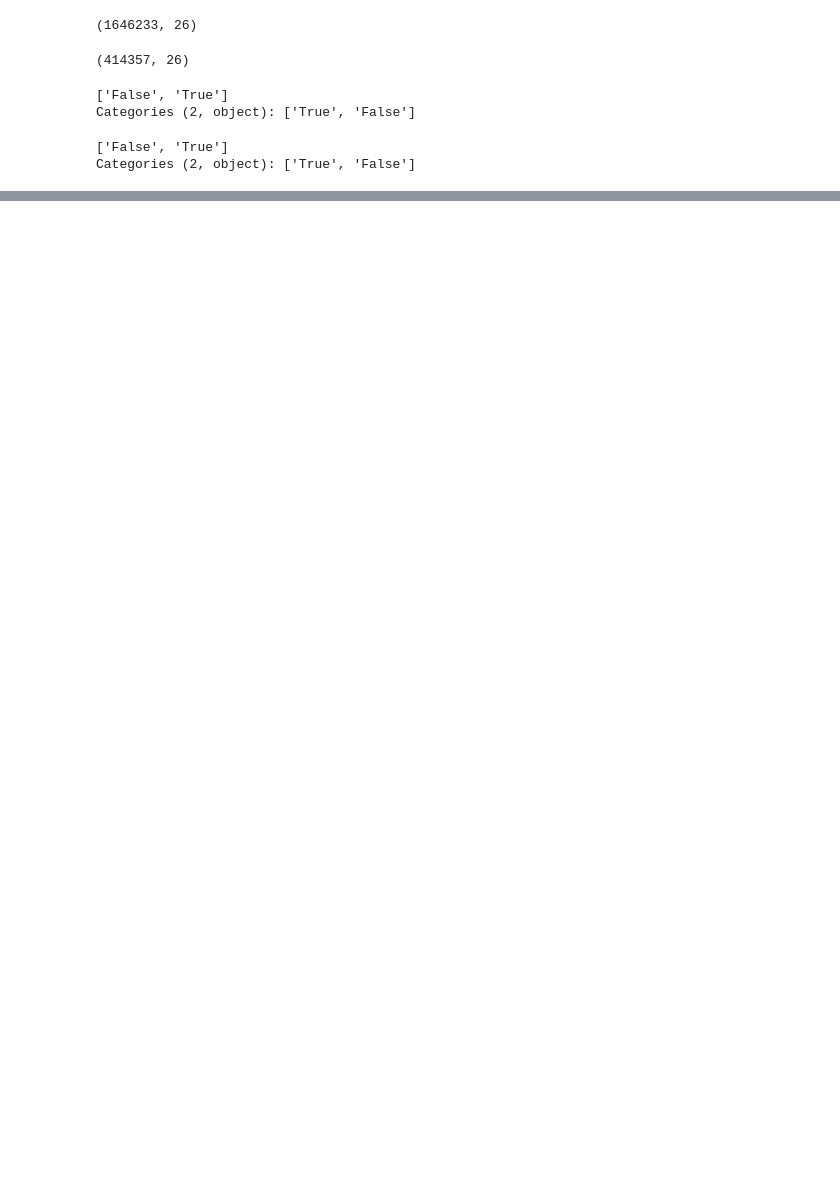
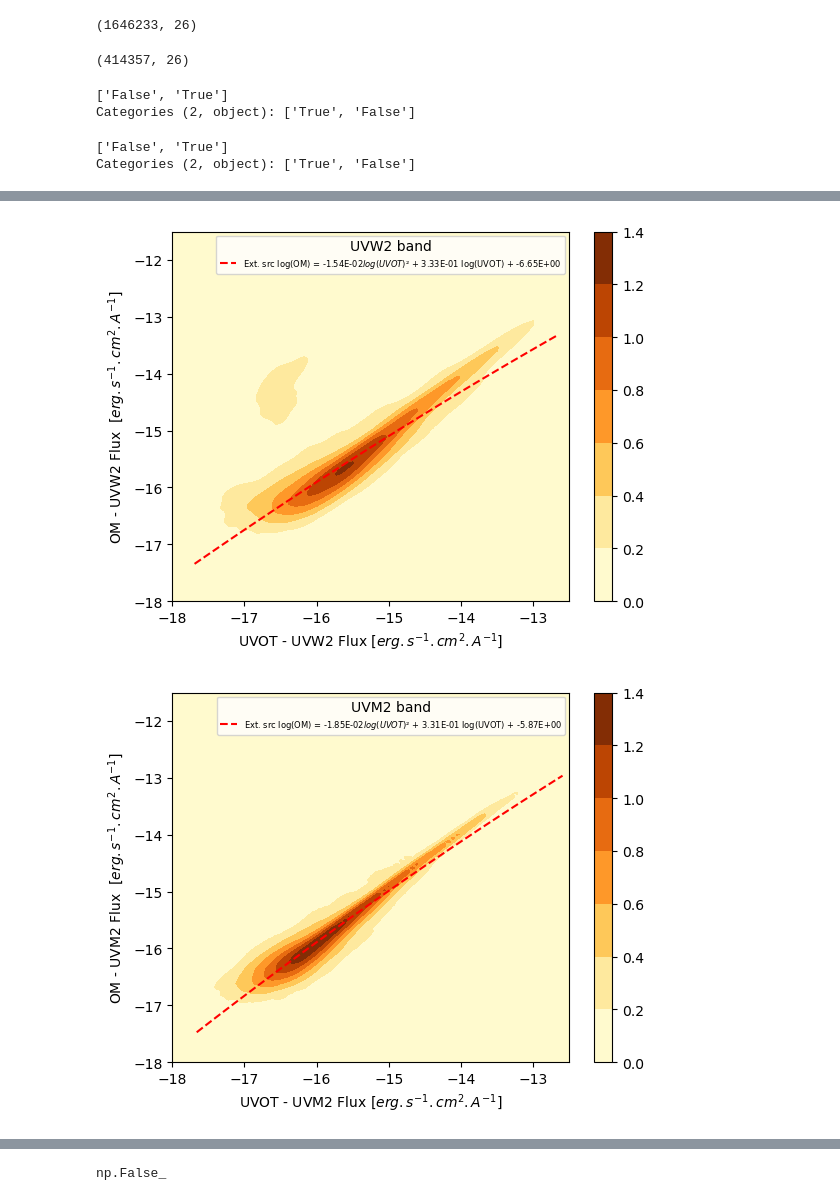
Before and after one commit to JulienValteau/TFM_TDE_Detection, a Jupyter notebook: UV_database_creation_pipeline/4- generate_catalogue_entries_db.ipynb, the cells around one changed output, grey strips where cells are left out. Drawn from its saved outputs; the diff is of its cells as text; code cells hidden in the pictures; blank space fills up the shorter version.

```diff
--- a/UV_database_creation_pipeline/4- generate_catalogue_entries_db.ipynb
+++ b/UV_database_creation_pipeline/4- generate_catalogue_entries_db.ipynb
@@ -331,43 +353,49 @@ for flux in ['UVW2','UVM2','UVW1','U','B','V']:
     # Plot figure
     fig, ax =plt.subplots()
 
     ind_extended = (df_merge[flag_extended+ '_UVOT'] == "True")
     ind_quality = (df_merge[flux_quality + '_UVOT'] == 0) & (df_merge[flux_quality + '_OM'] == 0)
 
     ind1 = ind_extended & ind_quality
     #ax.scatter(np.log10(df_merge.loc[ind1,flux_name + '_UVOT']), np.log10(df_merge.loc[ind1,flux_name + '_OM']), c='m',marker='x', \
     #           label='Ext. src')
     data = np.vstack([np.log10(df_merge.loc[ind_quality,flux_name + '_UVOT']),np.log10(df_merge.loc[ind_quality,flux_name + '_OM'])])
     kde = gaussian_kde(data)
     grid_x, grid_y = np.mgrid[-18:-12.5:100j, -18:-11.5:100j]
     grid_coords = np.vstack([grid_x.ravel(), grid_y.ravel()])
     z = kde(grid_coords).reshape(100, 100)**(1/3)
     contour1 = ax.contourf(grid_x, grid_y, z, cmap='YlOrBr')
     cbar = plt.colorbar(contour1, ax=ax)
 
     z2 = np.polyfit(np.log10(df_merge.loc[ind1,flux_name + '_UVOT']),np.log10(df_merge.loc[ind1,flux_name + '_OM']), deg=2)
     p = np.poly1d(z2)
     xp = np.linspace(np.log10(df_merge.loc[ind1,flux_name + '_UVOT']).min(), np.log10(df_merge.loc[ind1,flux_name + '_UVOT']).max(), 100)
     ax.plot(xp,p(xp), color='r', linestyle='dashed', label= "Ext. src log(OM) = " +
               "{:.2E}".format(p[2]) + "$ log(UVOT)²$ + "+ "{:.2E}".format(p[1]) + " log(UVOT) + " + "{:.2E}".format(p[0]))
-    arr = np.array((p-dat_OM[dat_OM[flag_extended]=="True"][flux_name]).roots)
-    dat_OM[dat_OM[flag_extended]=="True"][flux_name] = [10**elem for elem in arr if ((elem>-18.5) and (elem<-12.5))]
-    arr = np.array((p-dat_OM_match[dat_OM_match[flag_extended]=="True"][flux_name]).roots)
-    dat_OM_match[dat_OM_match[flag_extended]=="True"][flux_name] = [10**elem for elem in arr if ((elem>-18.5) and (elem<-12.5))]
+
+    ind_nan = dat_OM[flux_name].isna()
+    #arr = np.array((p-dat_OM[(dat_OM[flag_extended]=="True") &  ~ind_nan][flux_name]).roots)
+    #dat_OM[(dat_OM[flag_extended]=="True") &  ~ind_nan][flux_name] = [10**elem for elem in arr if ((elem>-18.5) and (elem<-12.5))]
+    #arr = np.array((p-dat_OM_match[dat_OM_match[flag_extended]=="True"][flux_name]).roots)
+    #dat_OM_match[dat_OM_match[flag_extended]=="True"][flux_name] = [10**elem for elem in arr if ((elem>-18.5) and (elem<-12.5))]
 
     ind2 = ~ind_extended & ind_quality
     #ax.scatter(np.log10(df_merge.loc[ind2,flux_name + '_UVOT']), np.log10(df_merge.loc[ind2,flux_name + '_OM']), c='c',marker='x', \
     #           label='Not ext. src')
-    z2 = np.polyfit(np.log10(df_merge.loc[ind2,flux_name + '_UVOT']),np.log10(df_merge.loc[ind2,flux_name + '_OM']), deg=2)
-    p = np.poly1d(z2)
-    xp = np.linspace(np.log10(df_merge.loc[ind2,flux_name + '_UVOT']).min(), np.log10(df_merge.loc[ind2,flux_name + '_UVOT']).max(), 100)
-    ax.plot(xp,p(xp), color='b', linestyle='dashed', label= "Not ext. src log(OM) = " +
-              "{:.2E}".format(p[2]) + "$ log(UVOT)²$ + "+  "{:.2E}".format(p[1]) + " log(UVOT) + " + "{:.2E}".format(p[0]))
+    if ind2.any():
+        z2 = np.polyfit(np.log10(df_merge.loc[ind2,flux_name + '_UVOT']),np.log10(df_merge.loc[ind2,flux_name + '_OM']), deg=2)
+        p = np.poly1d(z2)
+        xp = np.linspace(np.log10(df_merge.loc[ind2,flux_name + '_UVOT']).min(), np.log10(df_merge.loc[ind2,flux_name + '_UVOT']).max(), 100)
+        ax.plot(xp,p(xp), color='b', linestyle='dashed', label= "Not ext. src log(OM) = " +
+                  "{:.2E}".format(p[2]) + "$ log(UVOT)²$ + "+  "{:.2E}".format(p[1]) + " log(UVOT) + " + "{:.2E}".format(p[0]))
     ax.set_xlabel("UVOT - " + flux + ' Flux [' + "$erg.s^{-1}.cm^{2}.A^{-1}]$")
     ax.set_ylabel("OM - " + flux + ' Flux  [' + "$erg.s^{-1}.cm^{2}.A^{-1}]$")
     ax.legend(loc='upper right',prop={'size': 6},title= flux + " band")
     fig.savefig(roots_tfm + '/Calibration/UVOT_vs_OM_ ' + flux + '_galaxies_2.png',dpi=1200)
-    arr = np.array((p-dat_OM[dat_OM[flag_extended]=="False"][flux_name]).roots)
-    dat_OM[dat_OM[flag_extended]=="False"][flux_name] = [10**elem for elem in arr if ((elem>-18.5) and (elem<-12.5))]
-    arr = np.array((p-dat_OM_match[dat_OM_match[flag_extended]=="False"][flux_name]).roots)
-    dat_OM_match[dat_OM_match[flag_extended]=="False"][flux_name] = [10**elem for elem in arr if ((elem>-18.5) and (elem<-12.5))]
+    #arr = np.array((p-dat_OM[dat_OM[flag_extended]=="False" &  ~ind_nan][flux_name]).roots)
+    #dat_OM[(dat_OM[flag_extended]=="False") &  ~ind_nan][flux_name] = [10**elem for elem in arr if ((elem>-18.5) and (elem<-12.5))]
+    #arr = np.array((p-dat_OM_match[dat_OM_match[flag_extended]=="False"][flux_name]).roots)
+    #dat_OM_match[dat_OM_match[flag_extended]=="False"][flux_name] = [10**elem for elem in arr if ((elem>-18.5) and (elem<-12.5))]
+# %% [output]
+[figure, added]
+[figure, added]
@@ -374,3 +406,7 @@ for flux in ['UVW2','UVM2','UVW1','U','B','V']:
+# %%
+ind2.any()
+# %% [output]
+np.False_
 # %%
 df_merge.head()
 # %%
```
Also changed, not shown: parts of 5 cells of this notebook.
